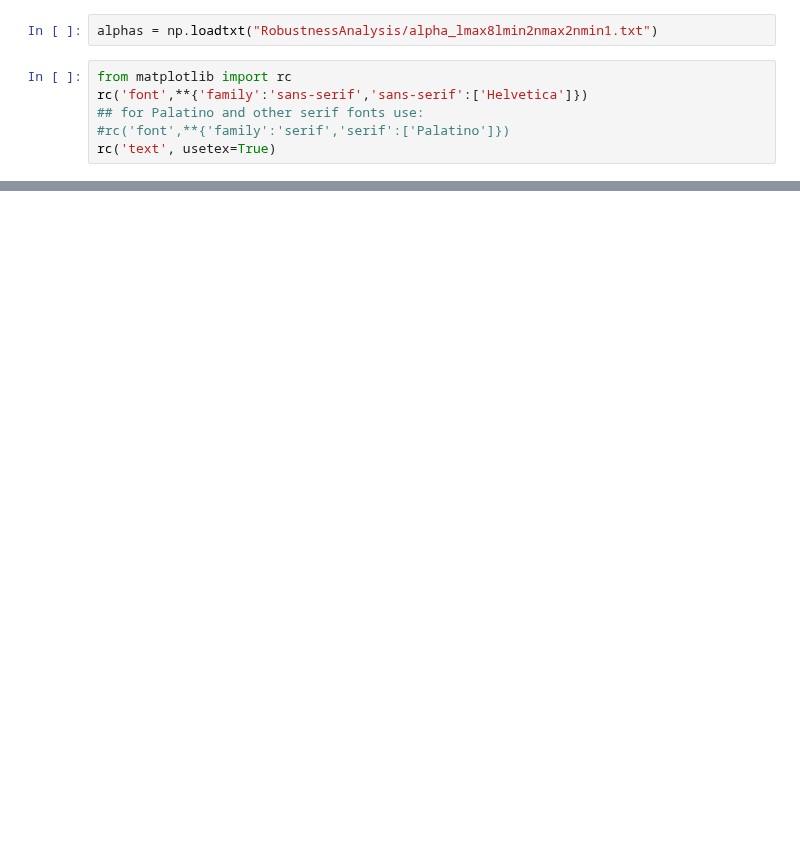
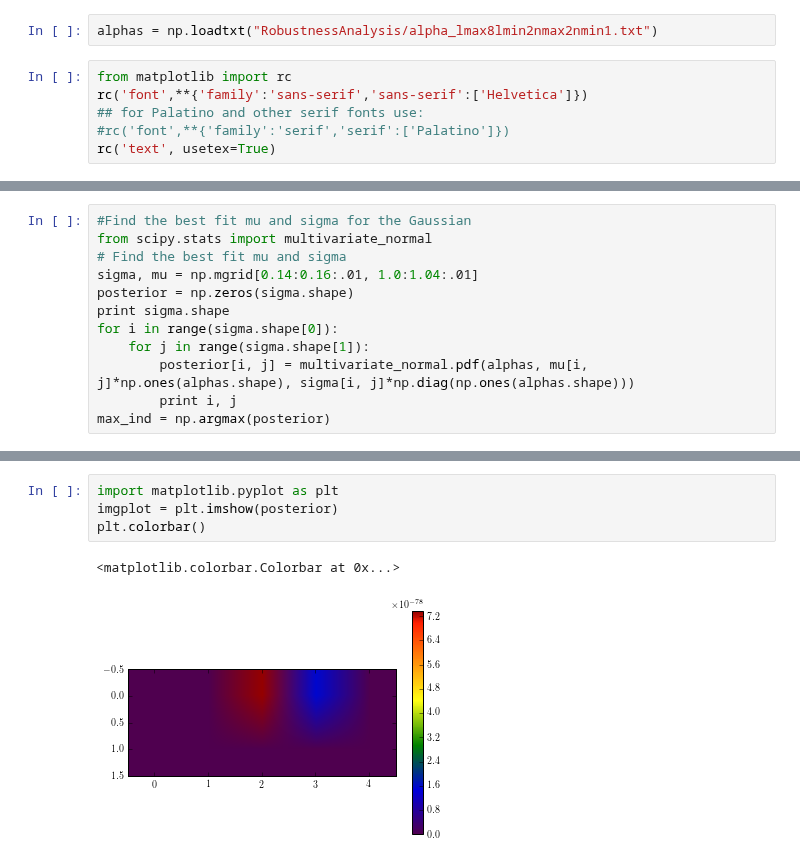
Before and after one commit to LaurencePeanuts/Music, a Jupyter notebook: Scripts/Robustness_notebook.ipynb, the cells around one changed output, grey strips where cells are left out. Saved outputs shown, nothing was run; the diff lists cells and outputs as text; blank space fills up the shorter version.

```diff
--- a/Scripts/Robustness_notebook.ipynb
+++ b/Scripts/Robustness_notebook.ipynb
@@ -49,0 +43,12 @@ plt.show()
+# %%
+#Find the best fit mu and sigma for the Gaussian
+from scipy.stats import multivariate_normal
+# Find the best fit mu and sigma
+sigma, mu = np.mgrid[0.14:0.16:.01, 1.0:1.04:.01]
+posterior = np.zeros(sigma.shape)
+print sigma.shape
+for i in range(sigma.shape[0]):
+    for j in range(sigma.shape[1]):
+        posterior[i, j] = multivariate_normal.pdf(alphas, mu[i, j]*np.ones(alphas.shape), sigma[i, j]*np.diag(np.ones(alphas.shape)))
+        print i, j
+max_ind = np.argmax(posterior)
@@ -49,0 +67,7 @@ plt.show()
+# %%
+import matplotlib.pyplot as plt
+imgplot = plt.imshow(posterior)
+plt.colorbar()
+# %% [output]
+<matplotlib.colorbar.Colorbar at 0x...>
+[figure, added]
```
Also changed, not shown: parts of 5 cells of this notebook, 6 other files.
